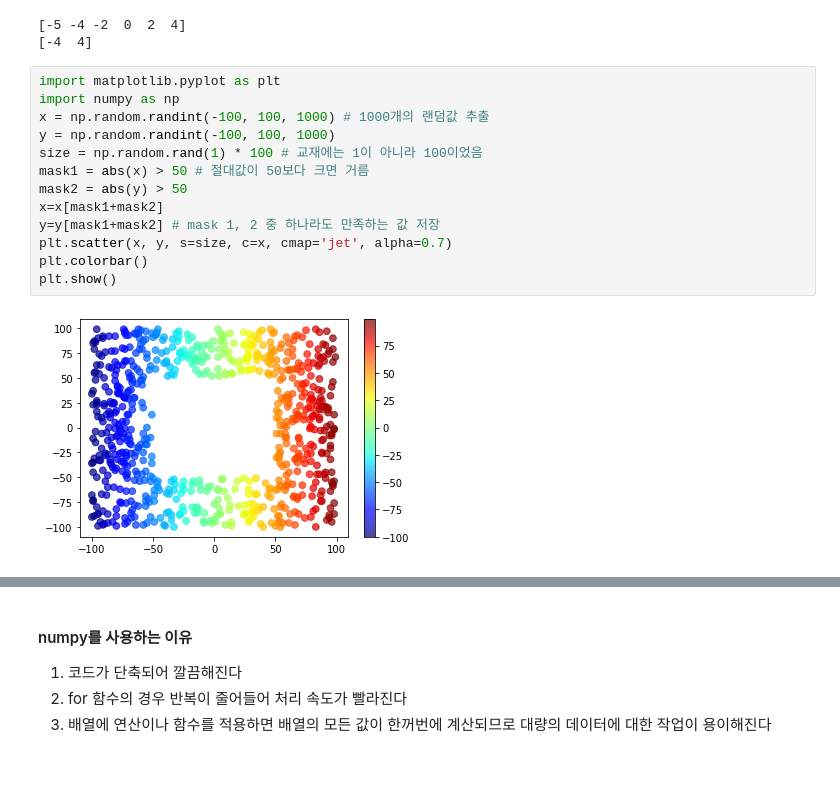
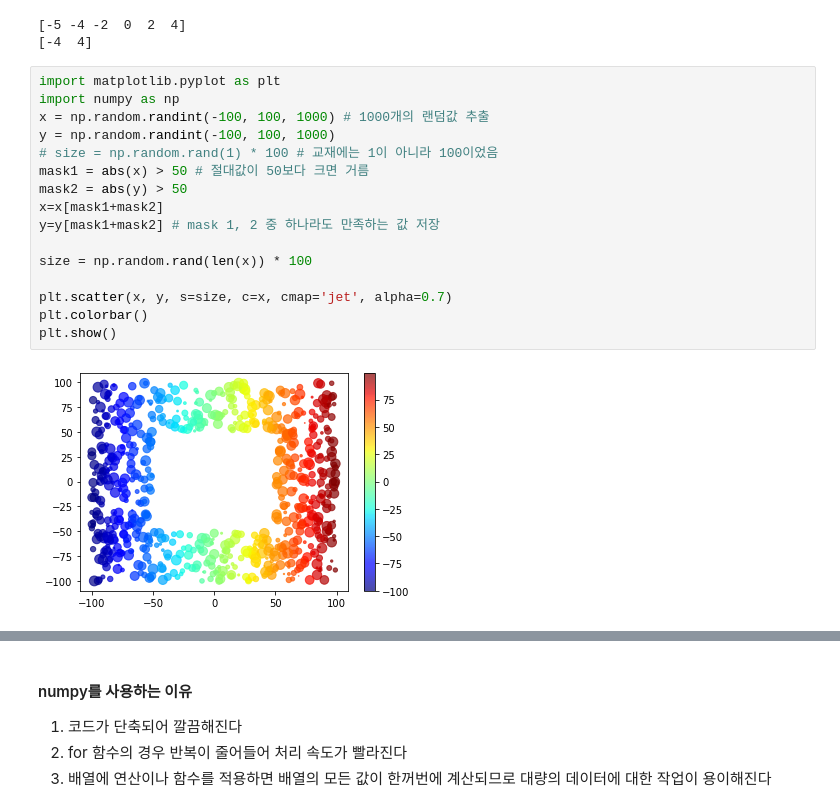
Before and after one commit to jibook/TIL, a Jupyter notebook: 모두의데이터분석_챕터13_numpy의 사용법.ipynb, the cells around one changed output, grey strips where cells are left out. Saved outputs shown, nothing was run; the diff lists cells and outputs as text; blank space fills up the shorter version.

```diff
--- a/모두의데이터분석_챕터13_numpy의 사용법.ipynb
+++ b/모두의데이터분석_챕터13_numpy의 사용법.ipynb
@@ -244,15 +246,18 @@ print(a[mask1*mask2]) # 두 조건 모두 참일 경우
 # %%
 import matplotlib.pyplot as plt
 import numpy as np
 x = np.random.randint(-100, 100, 1000) # 1000개의 랜덤값 추출
 y = np.random.randint(-100, 100, 1000)
-size = np.random.rand(1) * 100 # 교재에는 1이 아니라 100이었음
+# size = np.random.rand(1) * 100 # 교재에는 1이 아니라 100이었음
 mask1 = abs(x) > 50 # 절대값이 50보다 크면 거름
 mask2 = abs(y) > 50
 x=x[mask1+mask2]
 y=y[mask1+mask2] # mask 1, 2 중 하나라도 만족하는 값 저장
+
+size = np.random.rand(len(x)) * 100
+
 plt.scatter(x, y, s=size, c=x, cmap='jet', alpha=0.7)
 plt.colorbar()
 plt.show()
 # %% [output]
-[figure, old version]
+[figure, new version]
```
Also changed, not shown: parts of 2 cells of this notebook.
